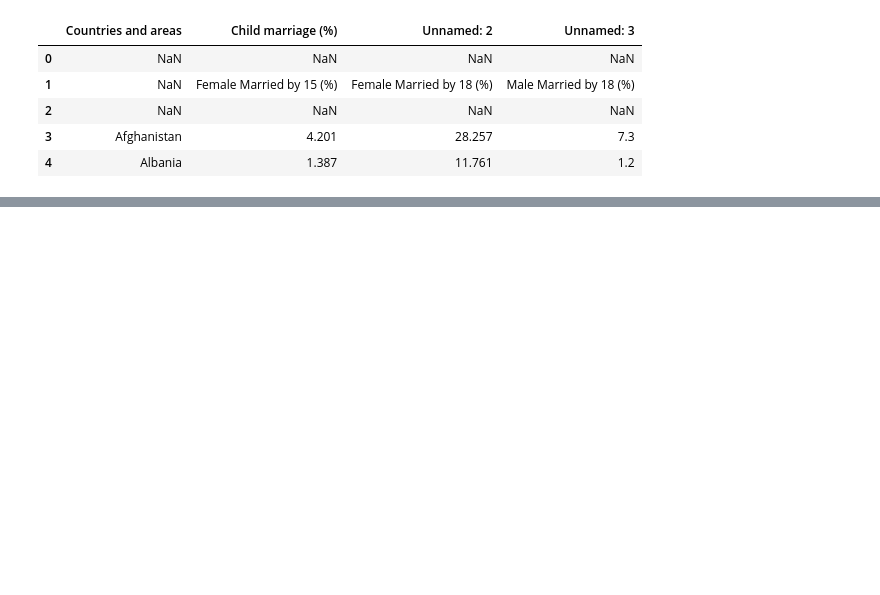
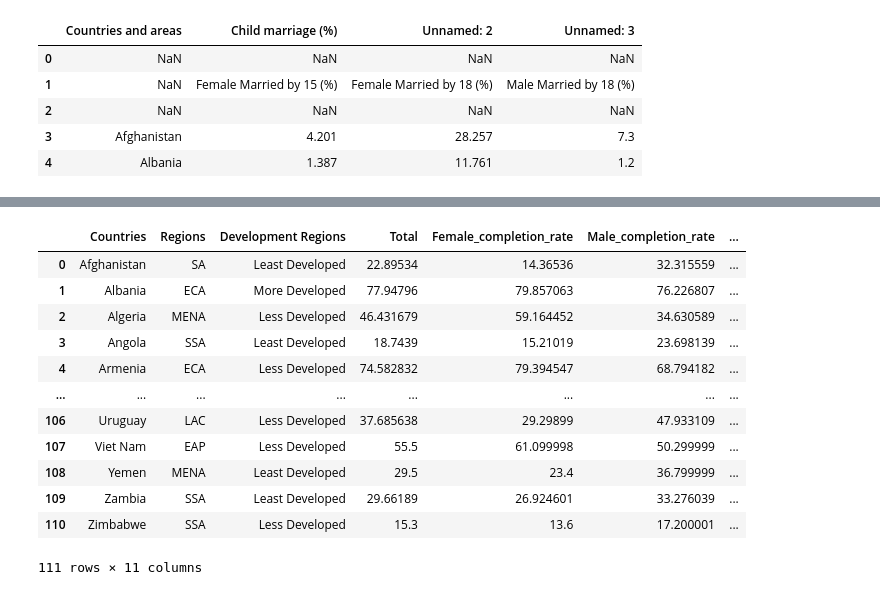
Before and after one commit to shimjide123/datman, a Jupyter notebook: PS3_by_Yu_Nong.ipynb, the cells around one changed output, grey strips where cells are left out. Drawn from its saved outputs; the diff is of its cells as text; code cells hidden in the pictures; blank space fills up the shorter version.

```diff
--- a/PS3_by_Yu_Nong.ipynb
+++ b/PS3_by_Yu_Nong.ipynb
@@ -27,0 +68,8 @@ import numpy as np
+# %%
+for x in Marriage.index:
+ if Marriage.loc[x,"Female_married_by_18(%)"]=='':
+    Marriage.drop(x,inplace=True)
+# %%
+for x in Marriage.index:
+ if Marriage.loc[x,"Male_married_by_18(%)"]=='':
+    Marriage.drop(x,inplace=True)
@@ -27,0 +101,2 @@ import numpy as np
+# %%
+Completion=pd.read_excel('https://github.com/shimjide123/datman/raw/main/Completion_rate_2022_formatted%20(1).xlsx')
@@ -27,0 +112,3 @@ import numpy as np
+# %%
+Completion=Completion.fillna('')
+Completion.head()
@@ -27,0 +122,37 @@ import numpy as np
+# %%
+for x in Completion.index:
+ if Completion.loc[x,"Female_completion_rate"]=='':
+    Completion.drop(x,inplace=True)
+
+for x in Completion.index:
+ if Completion.loc[x,"Total"]=='':
+    Completion.drop(x,inplace=True)
+
+for x in Completion.index:
+ if Completion.loc[x,"Male_completion_rate"]=='':
+    Completion.drop(x,inplace=True)
+
+for x in Completion.index:
+ if Completion.loc[x,"Rural_completion_rate"]=='':
+    Completion.drop(x,inplace=True)
+
+for x in Completion.index:
+ if Completion.loc[x,"Urban_completion_rate"]=='':
+    Completion.drop(x,inplace=True)
+
+
+Completion.reset_index(drop=True)
+# %% [output]
+|  | Countries | Regions | Development Regions | Total | Female_completion_rate | Male_completion_rate | ... |
+| 0 | Afghanistan | SA | Least Developed | 22.89534 | 14.36536 | 32.315559 | ... |
+| 1 | Albania | ECA | More Developed | 77.94796 | 79.857063 | 76.226807 | ... |
+| 2 | Algeria | MENA | Less Developed | 46.431679 | 59.164452 | 34.630589 | ... |
+| 3 | Angola | SSA | Least Developed | 18.7439 | 15.21019 | 23.698139 | ... |
+| 4 | Armenia | ECA | Less Developed | 74.582832 | 79.394547 | 68.794182 | ... |
+| ... | ... | ... | ... | ... | ... | ... | ... |
+| 106 | Uruguay | LAC | Less Developed | 37.685638 | 29.29899 | 47.933109 | ... |
+| 107 | Viet Nam | EAP | Less Developed | 55.5 | 61.099998 | 50.299999 | ... |
+| 108 | Yemen | MENA | Least Developed | 29.5 | 23.4 | 36.799999 | ... |
+| 109 | Zambia | SSA | Least Developed | 29.66189 | 26.924601 | 33.276039 | ... |
+| 110 | Zimbabwe | SSA | Less Developed | 15.3 | 13.6 | 17.200001 | ... |
+111 rows × 11 columns
```
Also changed, not shown: parts of 13 cells of this notebook.
